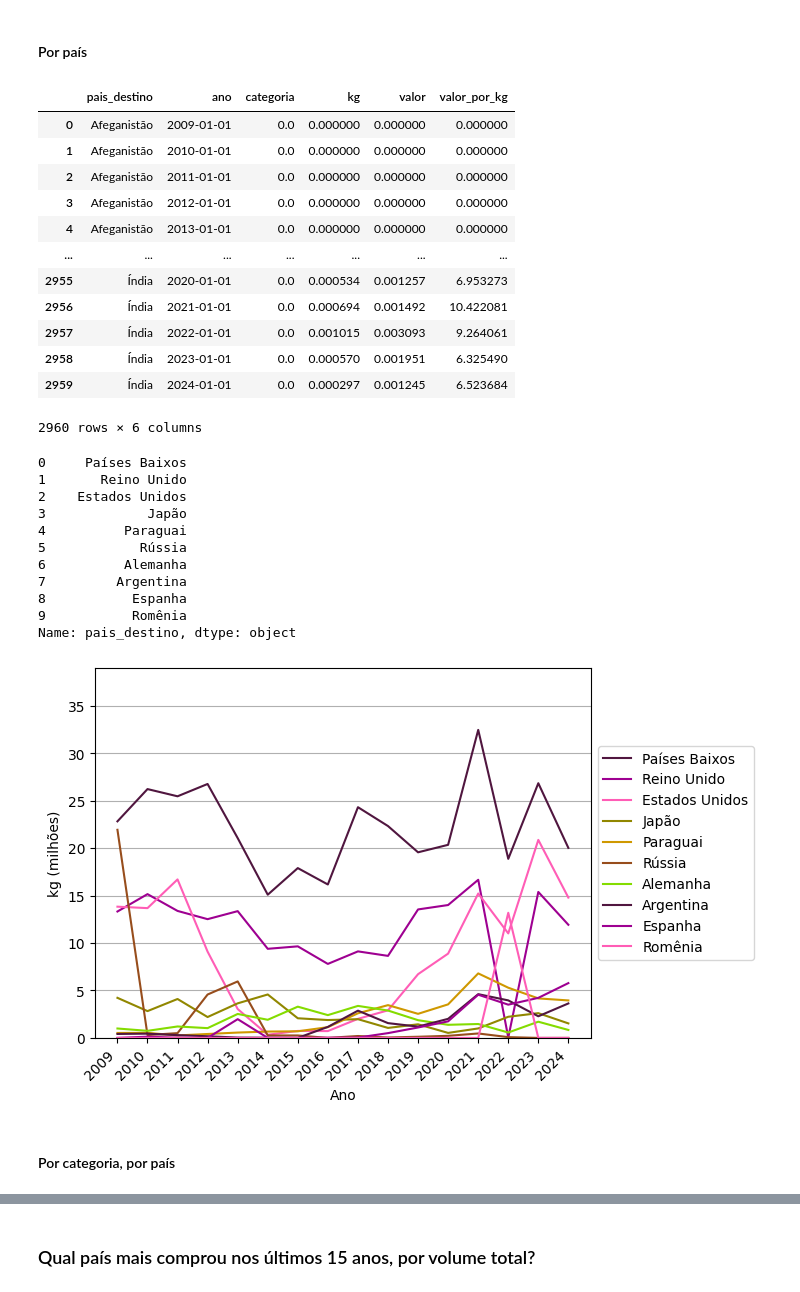
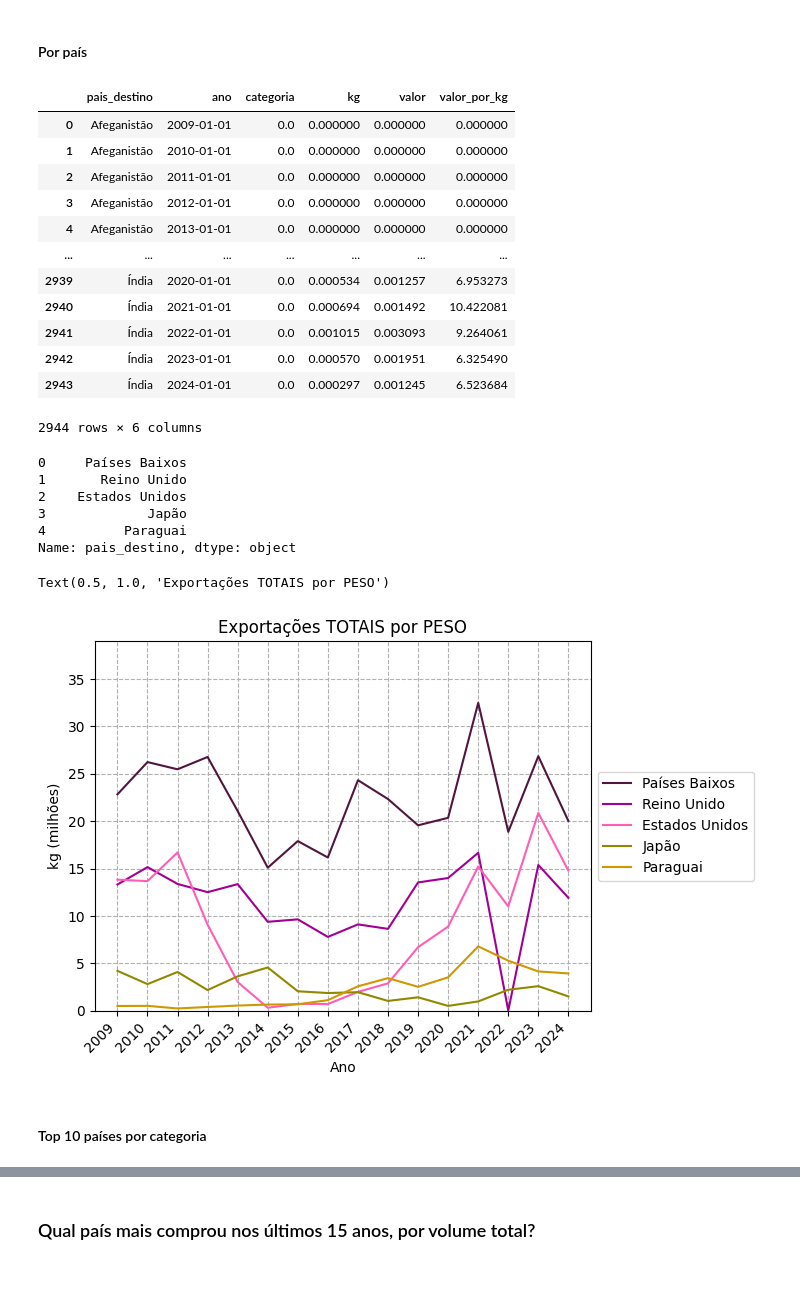
Before and after one commit to victoria-menezes/fiap-data-analytics, a Jupyter notebook: Challenge/3.1.graphing-wine.ipynb, the cells around one changed output, grey strips where cells are left out. Cells and saved outputs as stored; diff of their text form; code cells hidden in the pictures.

```diff
--- a/Challenge/3.1.graphing-wine.ipynb
+++ b/Challenge/3.1.graphing-wine.ipynb
@@ -99,6 +117,7 @@ replace_dictionary = {
     'India':'Índia',
     'Países Baixos (Holanda)':'Países Baixos',
     'Republica Dominicana':'República Dominicana',
+    'República Federativa da Rússia':'Rússia',
     'Tcheca, República':'República Tcheca',
     'Rússia,  Federação da':'Rússia',
     'Taiwan (Formosa)':'Taiwan',
@@ -196,8 +402,8 @@ my.set_y_lim(df_exports_million.groupby('ano').sum(numeric_only=True).reset_inde
 # %% [markdown]
 #### Por país
 # %%
-df_exports_by_country = df_exports_million.groupby(['pais_destino','ano']).sum(numeric_only=True).reset_index()
-df_exports_by_country
+df_exports_by_country_by_year = df_exports_million.groupby(['pais_destino','ano']).sum(numeric_only=True).reset_index()
+df_exports_by_country_by_year
 # %% [output]
 |  | pais_destino | ano | categoria | kg | valor | valor_por_kg |
 | 0 | Afeganistão | 2009-01-01 | 0.0 | 0.000000 | 0.000000 | 0.000000 |
@@ -206,41 +412,41 @@ df_exports_by_country
 | 3 | Afeganistão | 2012-01-01 | 0.0 | 0.000000 | 0.000000 | 0.000000 |
 | 4 | Afeganistão | 2013-01-01 | 0.0 | 0.000000 | 0.000000 | 0.000000 |
 | ... | ... | ... | ... | ... | ... | ... |
-| 2955 | Índia | 2020-01-01 | 0.0 | 0.000534 | 0.001257 | 6.953273 |
-| 2956 | Índia | 2021-01-01 | 0.0 | 0.000694 | 0.001492 | 10.422081 |
-| 2957 | Índia | 2022-01-01 | 0.0 | 0.001015 | 0.003093 | 9.264061 |
-| 2958 | Índia | 2023-01-01 | 0.0 | 0.000570 | 0.001951 | 6.325490 |
-| 2959 | Índia | 2024-01-01 | 0.0 | 0.000297 | 0.001245 | 6.523684 |
+| 2939 | Índia | 2020-01-01 | 0.0 | 0.000534 | 0.001257 | 6.953273 |
+| 2940 | Índia | 2021-01-01 | 0.0 | 0.000694 | 0.001492 | 10.422081 |
+| 2941 | Índia | 2022-01-01 | 0.0 | 0.001015 | 0.003093 | 9.264061 |
+| 2942 | Índia | 2023-01-01 | 0.0 | 0.000570 | 0.001951 | 6.325490 |
+| 2943 | Índia | 2024-01-01 | 0.0 | 0.000297 | 0.001245 | 6.523684 |
-2960 rows × 6 columns
+2944 rows × 6 columns
 # %%
-df_exports_by_country_top10 = df_exports_by_country.groupby('pais_destino').sum(numeric_only=True).sort_values('kg',
-                                                                                                               ascending=False).head(10).reset_index()['pais_destino']
-df_exports_by_country_top10
+df_exports_by_country_top5 = df_exports_by_country_by_year.groupby('pais_destino').sum(numeric_only=True).sort_values('kg',
+                                                                                                               ascending=False).head(5).reset_index()['pais_destino']
+df_exports_by_country_top5
 # %% [output]
 0     Países Baixos
 1       Reino Unido
 2    Estados Unidos
 3             Japão
 4          Paraguai
-5            Rússia
-6          Alemanha
-7         Argentina
-8           Espanha
-9           Romênia
 Name: pais_destino, dtype: object
 # %%
 fig, ax = plt.subplots()
-for country in df_exports_by_country_top10:
-    df = df_exports_by_country.loc[df_exports_by_country['pais_destino'] == country]
+
+my.set_axes_cycler(cycler_rotation)
+
+for country in df_exports_by_country_top5:
+    df = df_exports_by_country_by_year.loc[df_exports_by_country_by_year['pais_destino'] == country]
     plt.plot('ano','kg', data=df, label=country)
 plt.legend(loc='center left', bbox_to_anchor=(1.0, 0.5))
 
 my.rotate_label()
-my.set_y_lim(df_exports_by_country, 'kg')
+my.set_y_lim(df_exports_by_country_by_year, 'kg')
 my.set_labels('Ano','kg (milhões)')
 my.ticks_on_years(ax)
 my.add_grid(ax)
+plt.title('Exportações TOTAIS por PESO')
 # %% [output]
+Text(0.5, 1.0, 'Exportações TOTAIS por PESO')
-[figure, old version]
+[figure, new version]
 # %% [markdown]
-#### Por categoria, por país
+#### Top 10 países por categoria
```
Also changed, not shown: parts of 19 cells of this notebook, 1 other file.
